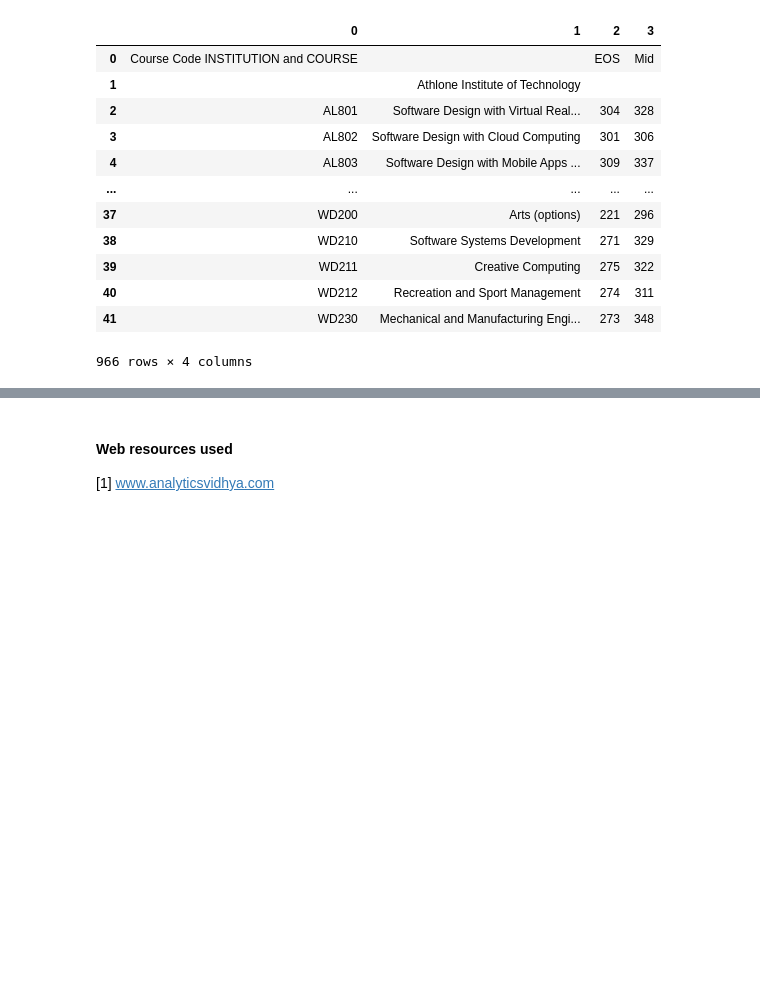
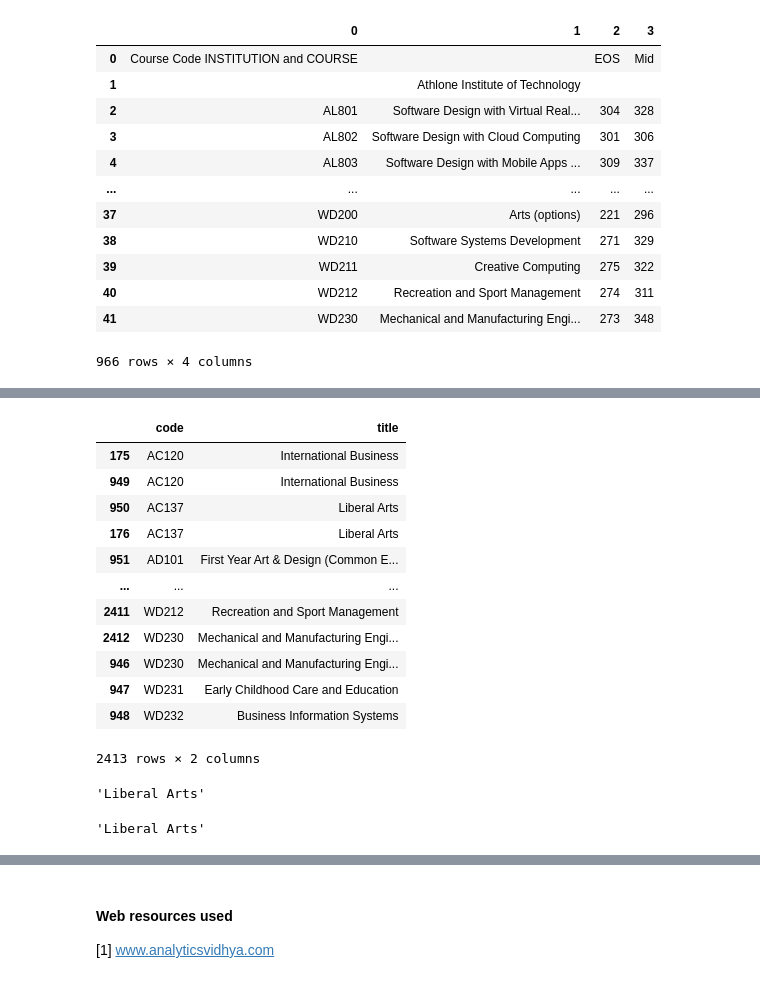
Before and after one commit to angelinka/Fundamentals-of-Data-Analysis, a Jupyter notebook: cao.ipynb, the cells around one changed output, grey strips where cells are left out. Drawn from its saved outputs; the diff is of its cells as text; code cells hidden in the pictures; blank space fills up the shorter version.

```diff
--- a/cao.ipynb
+++ b/cao.ipynb
@@ -314,0 +378,27 @@ df2019.to_csv(path2019)
+# %%
+# Now, if we sort our data by 'code' we will see that there are a lof of duplicates, as most of the courses which run in 2020
+# were also awailable in 2021
+allcourses.sort_values('code')
+# %% [output]
+|  | code | title |
+| 175 | AC120 | International Business |
+| 949 | AC120 | International Business |
+| 950 | AC137 | Liberal Arts |
+| 176 | AC137 | Liberal Arts |
+| 951 | AD101 | First Year Art & Design (Common E... |
+| ... | ... | ... |
+| 2411 | WD212 | Recreation and Sport Management |
+| 2412 | WD230 | Mechanical and Manufacturing Engi... |
+| 946 | WD230 | Mechanical and Manufacturing Engi... |
+| 947 | WD231 | Early Childhood Care and Education |
+| 948 | WD232 | Business Information Systems |
+2413 rows × 2 columns
+# %%
+# To confirm the titles of the courses were the same, which means those entries are duplicates
+allcourses.loc[176]['title']
+# %% [output]
+'Liberal Arts'
+# %%
+allcourses.loc[950]['title']
+# %% [output]
+'Liberal Arts'
```
Also changed, not shown: parts of 11 cells of this notebook.
